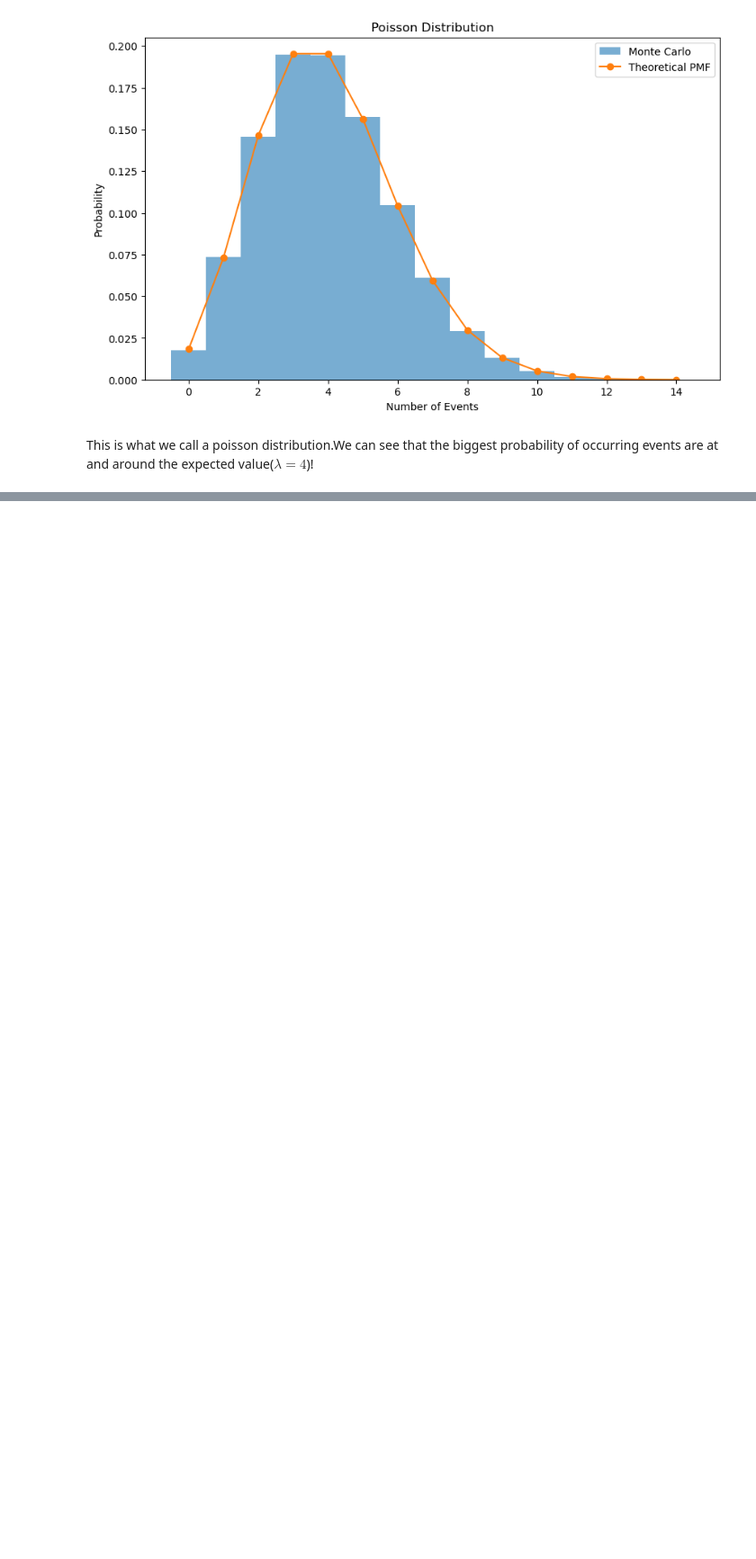
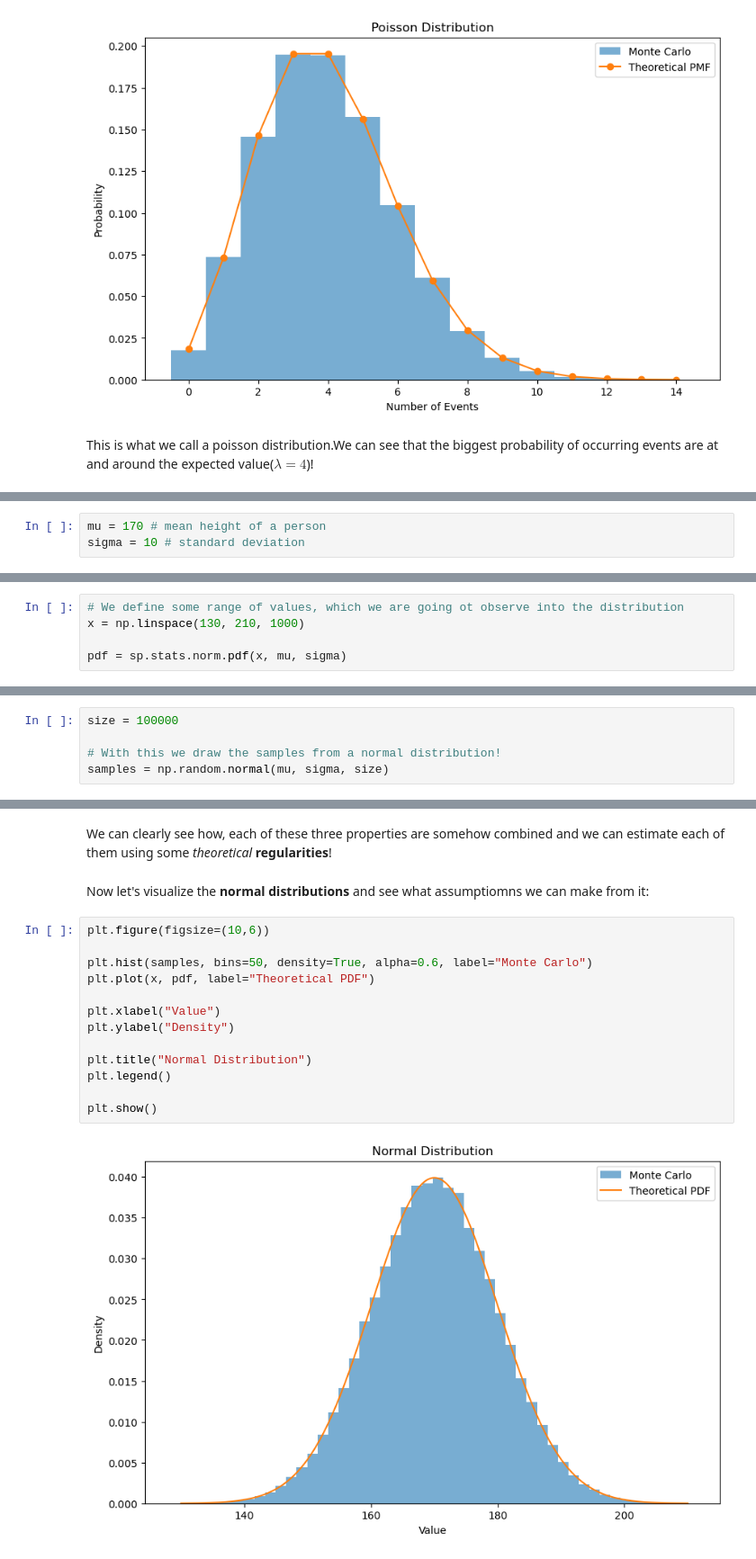
Before and after one commit to kvenov/The_Monte_Carlo_Method, a Jupyter notebook: monte_carlo_scientific_article.ipynb, the cells around one changed output, grey strips where cells are left out. Shown at 90% size. Drawn from its saved outputs; the diff is of its cells as text; blank space fills up the shorter version.

Commit message:
Explaining the continuous distributions and gave code examples with visualizations.Finalizing the Probability Distributions secion.

```diff
--- a/monte_carlo_scientific_article.ipynb
+++ b/monte_carlo_scientific_article.ipynb
@@ -804,0 +885,3 @@ This is what we call a poisson distribution.We can see that the biggest probabil
+# %%
+mu = 170 # mean height of a person
+sigma = 10 # standard deviation
@@ -804,0 +890,5 @@ This is what we call a poisson distribution.We can see that the biggest probabil
+# %%
+# We define some range of values, which we are going ot observe into the distribution
+x = np.linspace(130, 210, 1000)
+
+pdf = sp.stats.norm.pdf(x, mu, sigma)
@@ -804,0 +897,5 @@ This is what we call a poisson distribution.We can see that the biggest probabil
+# %%
+size = 100000
+
+# With this we draw the samples from a normal distribution!
+samples = np.random.normal(mu, sigma, size)
@@ -804,0 +923,19 @@ This is what we call a poisson distribution.We can see that the biggest probabil
+# %% [markdown]
+We can clearly see how, each of these three properties are somehow combined and we can estimate each of them using some *theoretical* **regularities**!
+# %% [markdown]
+Now let's visualize the **normal distributions** and see what assumptiomns we can make from it:
+# %%
+plt.figure(figsize=(10,6))
+
+plt.hist(samples, bins=50, density=True, alpha=0.6, label="Monte Carlo")
+plt.plot(x, pdf, label="Theoretical PDF")
+
+plt.xlabel("Value")
+plt.ylabel("Density")
+
+plt.title("Normal Distribution")
+plt.legend()
+
+plt.show()
+# %% [output]
+[figure, added]
```
Also changed, not shown: parts of 12 cells of this notebook.
